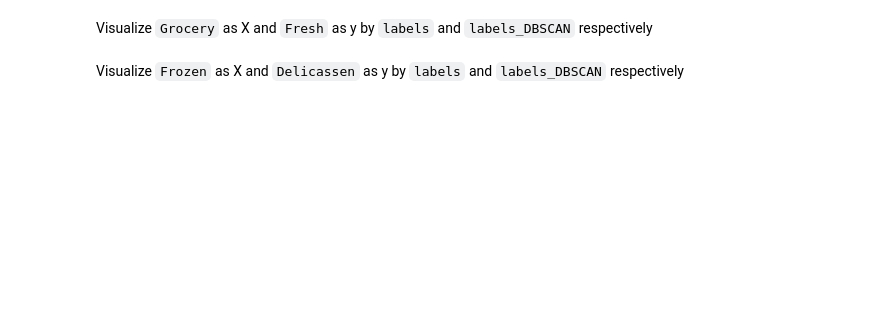
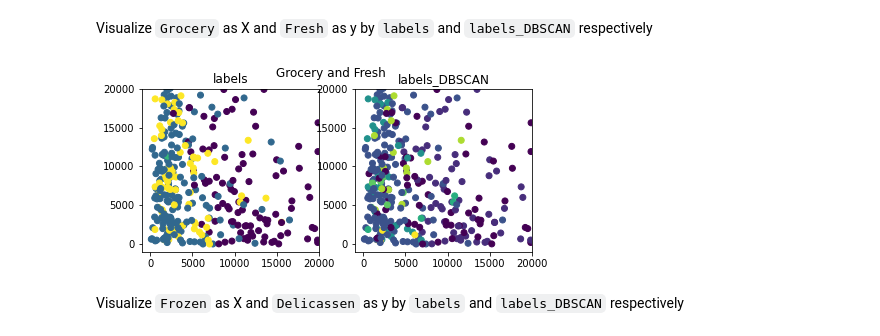
Before and after one commit to rihp/datamad0320, a Jupyter notebook: module-3/lab-unsupervised-learning/your-code/main.ipynb, the cells around one changed output. Cells and saved outputs as stored; diff of their text form; code cells hidden in the pictures; blank space fills up the shorter version.

```diff
--- a/module-3/lab-unsupervised-learning/your-code/main.ipynb
+++ b/module-3/lab-unsupervised-learning/your-code/main.ipynb
@@ -270,6 +334,9 @@ Visualize `Detergents_Paper` as X and `Milk` as y by `labels` and `labels_DBSCAN
 Visualize `Grocery` as X and `Fresh` as y by `labels` and `labels_DBSCAN` respectively
 # %%
 # Your code here:
+compare_clustering(customers, features=['Grocery', 'Fresh'], labelsA='labels', labelsB='labels_DBSCAN')
+# %% [output]
+[figure, added]
 # %% [markdown]
 Visualize `Frozen` as X and `Delicassen` as y by `labels` and `labels_DBSCAN` respectively
 # %%
```
Also changed, not shown: parts of 32 cells of this notebook.
